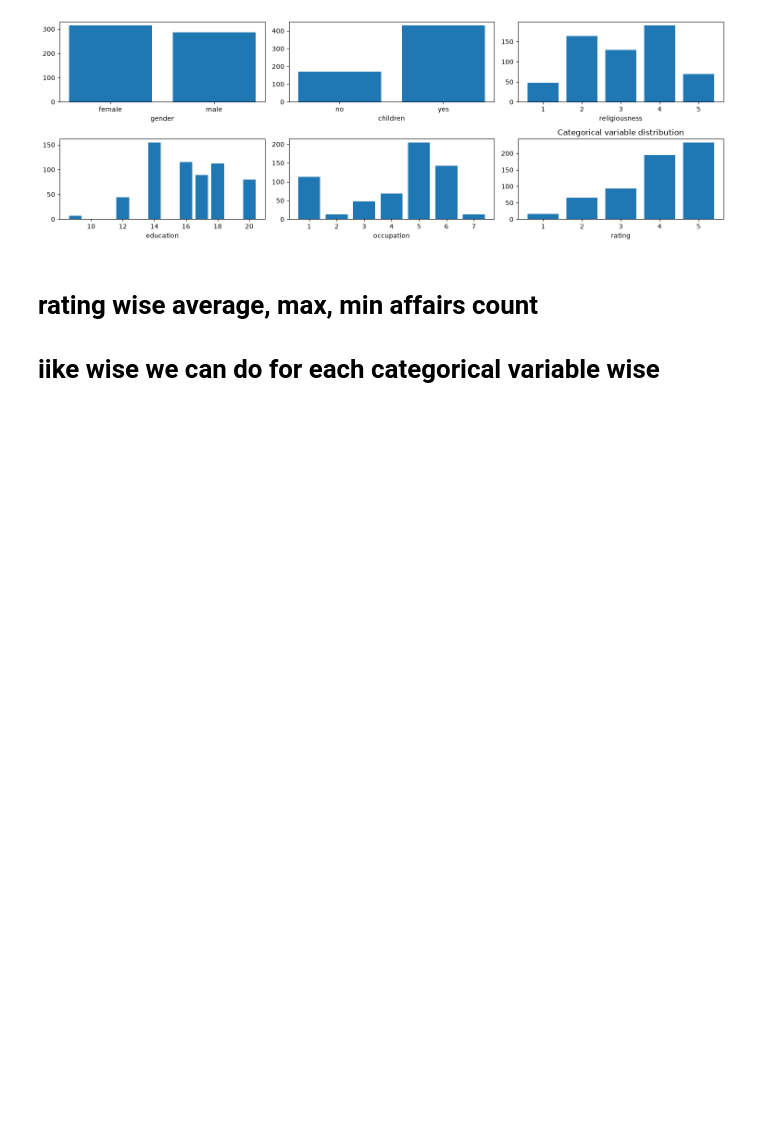
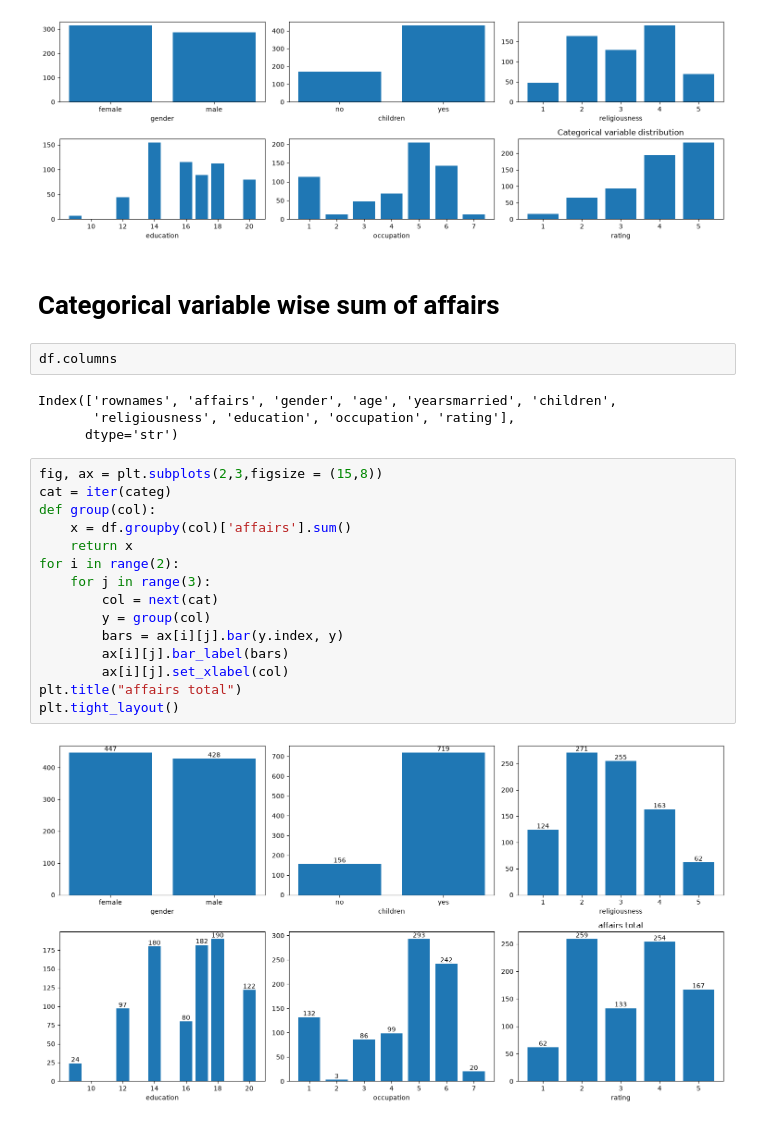
Before and after one commit to MagarVivek009/Exploratory-Data-Analysis-EDA-, a Jupyter notebook: affairs.ipynb, the cells around one changed output. Cells and saved outputs as stored; diff of their text form; blank space fills up the shorter version.

Commit message:
Working with affairs data and finding new insights

```diff
--- a/affairs.ipynb
+++ b/affairs.ipynb
@@ -94,5 +94,27 @@ plt.tight_layout()
 # %% [output]
 [figure]
 # %% [markdown]
-# rating wise average, max, min affairs count
-# iike wise we can do for each categorical variable wise
+# Categorical variable wise sum of affairs
+# %%
+df.columns
+# %% [output]
+Index(['rownames', 'affairs', 'gender', 'age', 'yearsmarried', 'children',
+       'religiousness', 'education', 'occupation', 'rating'],
+      dtype='str')
+# %%
+fig, ax = plt.subplots(2,3,figsize = (15,8))
+cat = iter(categ)
+def group(col):
+    x = df.groupby(col)['affairs'].sum()
+    return x
+for i in range(2):
+    for j in range(3):
+        col = next(cat)
+        y = group(col)
+        bars = ax[i][j].bar(y.index, y)
+        ax[i][j].bar_label(bars)
+        ax[i][j].set_xlabel(col)
+plt.title("affairs total")
+plt.tight_layout()
+# %% [output]
+[figure, added]
```
Also changed, not shown: parts of 20 cells of this notebook, 2 other files.
